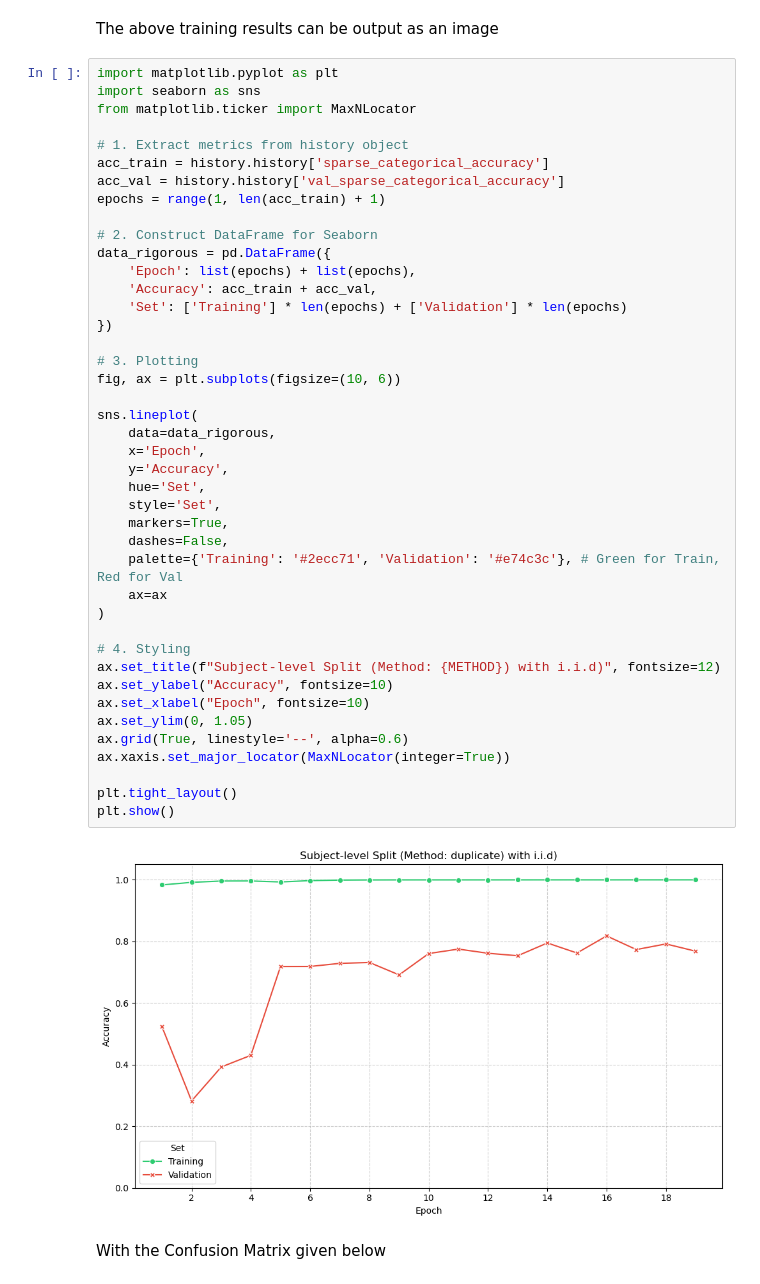
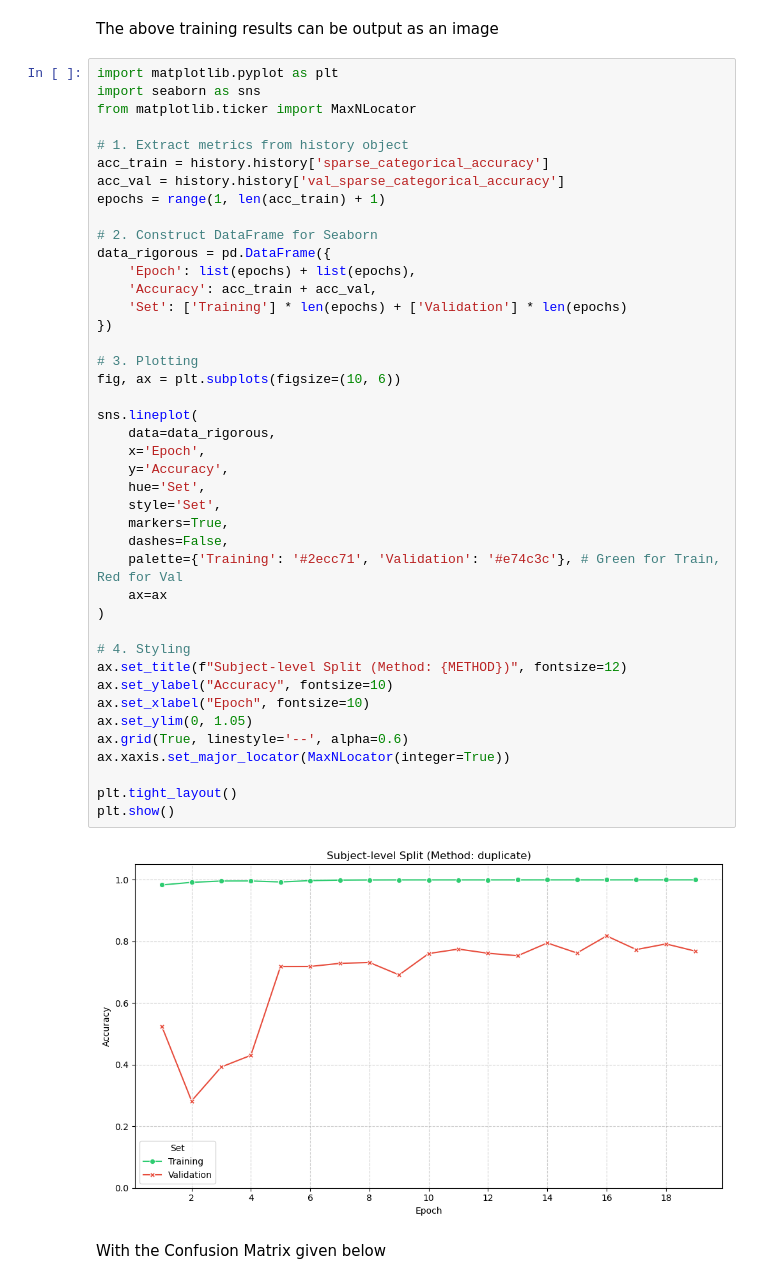
Before and after one commit to csning1998/biomedical-ml-oasis-data, a Jupyter notebook: 02_RQ1_Baseline.ipynb, the cells around one changed output. Saved outputs shown, nothing was run; the diff lists cells and outputs as text.

```diff
--- a/02_RQ1_Baseline.ipynb
+++ b/02_RQ1_Baseline.ipynb
@@ -317,35 +317,35 @@ data_rigorous = pd.DataFrame({
     'Epoch': list(epochs) + list(epochs),
     'Accuracy': acc_train + acc_val,
     'Set': ['Training'] * len(epochs) + ['Validation'] * len(epochs)
 })
 
 # 3. Plotting
 fig, ax = plt.subplots(figsize=(10, 6))
 
 sns.lineplot(
     data=data_rigorous,
     x='Epoch',
     y='Accuracy',
     hue='Set',
     style='Set',
     markers=True,
     dashes=False,
     palette={'Training': '#2ecc71', 'Validation': '#e74c3c'}, # Green for Train, Red for Val
     ax=ax
 )
 
 # 4. Styling
-ax.set_title(f"Subject-level Split (Method: {METHOD}) with i.i.d)", fontsize=12)
+ax.set_title(f"Subject-level Split (Method: {METHOD})", fontsize=12)
 ax.set_ylabel("Accuracy", fontsize=10)
 ax.set_xlabel("Epoch", fontsize=10)
 ax.set_ylim(0, 1.05)
 ax.grid(True, linestyle='--', alpha=0.6)
 ax.xaxis.set_major_locator(MaxNLocator(integer=True))
 
 plt.tight_layout()
 plt.show()
 # %% [output]
-[figure, old version]
+[figure, new version]
 # %% [markdown]
 With the Confusion Matrix given below
 # %%
```
Also changed, not shown: parts of 12 cells of this notebook, 1 other file.
